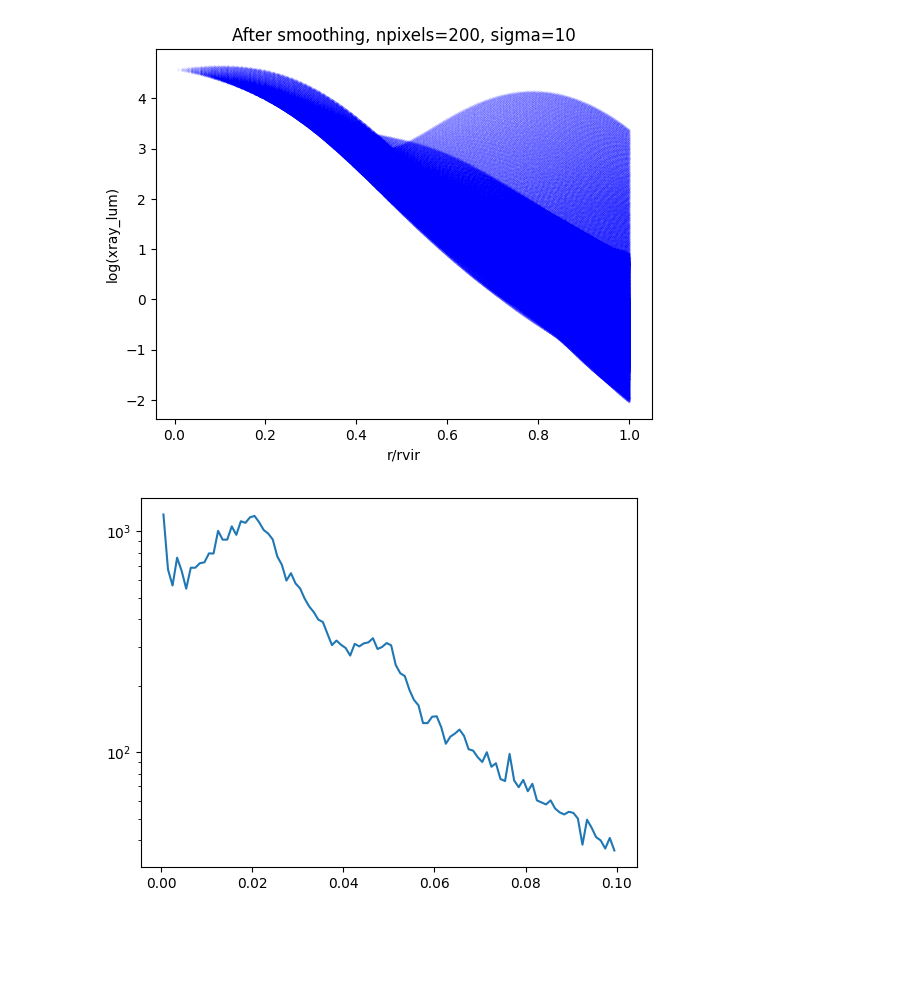
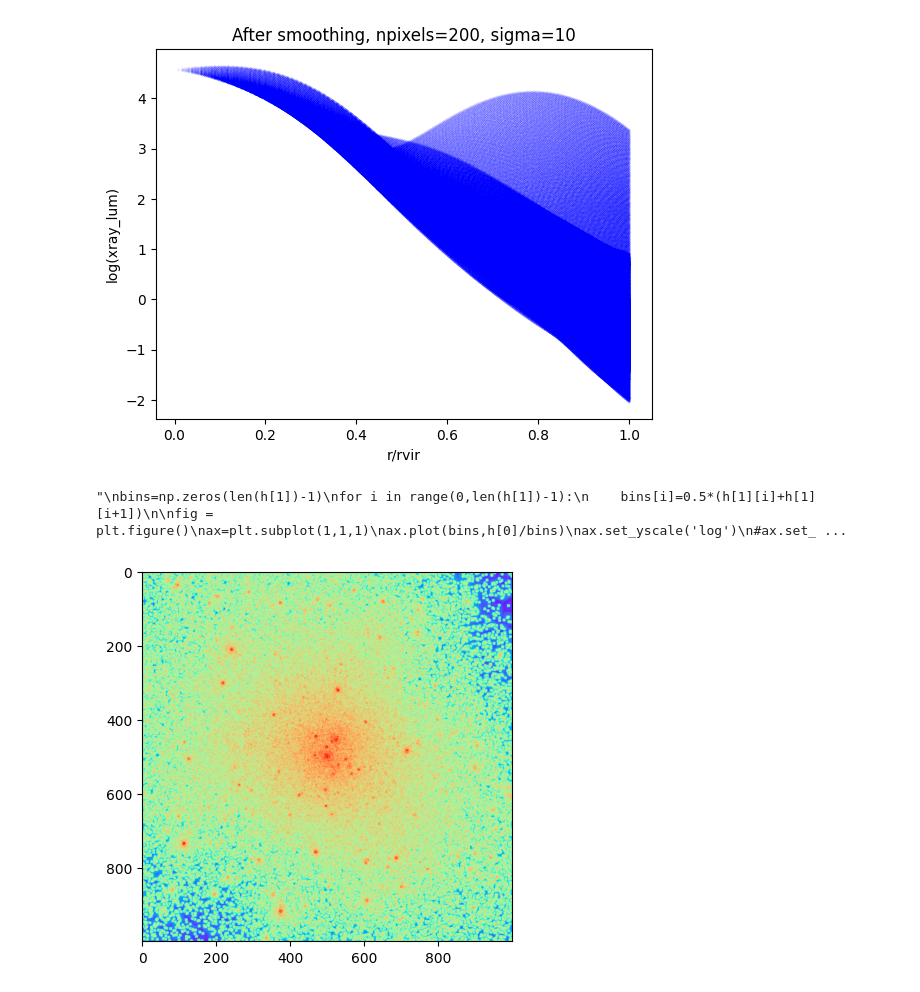
Before and after one commit to yjqqyjq/code, a Jupyter notebook: profile_from_hdf5.ipynb, the cells around one changed output. Drawn from its saved outputs; the diff is of its cells as text; code cells hidden in the pictures; blank space fills up the shorter version.

```diff
--- a/profile_from_hdf5.ipynb
+++ b/profile_from_hdf5.ipynb
@@ -36,6 +36,7 @@ y_g=xyz_g[1]/r
 z_g=xyz_g[2]/r
 r_g=np.sqrt(x_g**2+y_g**2+z_g**2)
 r_s=np.sqrt(xyz_s[0]**2+xyz_s[1]**2+xyz_s[2]**2)/r
+Coord_s=Coord_s/r
 '''
 f=h5py.File(path+'2gas.hdf5','r')
 a_agn=np.array(f['PartType0']['a_last_agn'])
@@ -168,0 +120,25 @@ plt.imshow(img_smooth[49])
+# %%
+##star_lum=star_lum[mask
+x_s=xyz_s[0][mask]/r
+y_s=xyz_s[1][mask]/r
+z_s=xyz_s[2][mask]/r
+
+h=np.histogramdd(Coord_s[r_s<0.04],bins=100,range=[[-0.1,0.1],[-0.1,0.1],[-0.1,0.1]],weights=star_lum[r_s<0.1])
+
+#plt.imshow(np.log10(h[0]))
+# %%
+density=h[0]
+
+edge=h[1]
+
+n=100
+ra=np.zeros(shape=(n,n,n))
+for i in range(0,n):
+    for j in range(0,n):
+        for k in range(0,n):
+            ra[i][j][k]=np.sqrt(((edge[0][i]+edge[0][i+1])/2)**2+
+            ((edge[1][j]+edge[1][j+1])/2)**2+((edge[2][k]+edge[2][k+1])/2)**2)
+fig = plt.figure()
+ax=plt.subplot(1,1,1)
+#ax.plot(bin_a,np.log10(rho))
+ax.scatter(ra,np.log10(density),color='r',s=0.1,alpha=0.5)
@@ -239,27 +223,39 @@ print(ra[img_smooth==np.max(img_smooth)])
 # %%
 import scipy.ndimage as n
 from PIL import Image
 import matplotlib.pyplot as plt
 import numpy as np
 import h5py
 path="/home/jyang/data/Flamingo/L0200N0360/halo_particles_recenter/"
-f=h5py.File(path+'40.hdf5','r')
+f=h5py.File(path+'66.hdf5','r')
 lum=np.array(f['PartType2']['lum_gamaz'])
-Coord_s=np.array(f['PartType2']["Coordinates"])
+Coord_s=np.array(f['PartType1']["Coordinates"])
 x=Coord_s[:,0]
 y=Coord_s[:,1]
 z=Coord_s[:,2]
-r=np.sqrt(x**2+y**2)
+r=np.sqrt(x**2+y**2)/np.max(x)
 f.close()
-h= np.histogram(r,bins=100,range=([0,0.1]),density=True)
+#h= np.histogram(r,bins=100,range=([0,0.1]),density=True)
+img=np.histogram2d(x,y,bins=1000,range=([-0.9,0.9],[-0.9,0.9]))[0]
+
+img_smooth = n.gaussian_gradient_magnitude(img, sigma=1,mode='constant',truncate=2.0)
+img_smooth += n.gaussian_gradient_magnitude(img, sigma=2,mode='constant',truncate=2.0)
+img_smooth += n.gaussian_gradient_magnitude(img, sigma=8,mode='constant',truncate=2.0)
+img_smooth += n.gaussian_gradient_magnitude(img, sigma=32,mode='constant',truncate=2.0)
+img_smooth += n.gaussian_gradient_magnitude(img, sigma=64,mode='constant',truncate=3.0)
+
+plt.imshow(np.log10(img_smooth),cmap='rainbow')
+'''
 bins=np.zeros(len(h[1])-1)
 for i in range(0,len(h[1])-1):
     bins[i]=0.5*(h[1][i]+h[1][i+1])
 
 fig = plt.figure()
 ax=plt.subplot(1,1,1)
 ax.plot(bins,h[0]/bins)
 ax.set_yscale('log')
 #ax.set_xscale('log')
+'''
 # %% [output]
+"\nbins=np.zeros(len(h[1])-1)\nfor i in range(0,len(h[1])-1):\n    bins[i]=0.5*(h[1][i]+h[1][i+1])\n\nfig = plt.figure()\nax=plt.subplot(1,1,1)\nax.plot(bins,h[0]/bins)\nax.set_yscale('log')\n#ax.set_ ...
-[figure, old version]
+[figure, new version]
```
Also changed, not shown: parts of 7 cells of this notebook, 7 other files.
